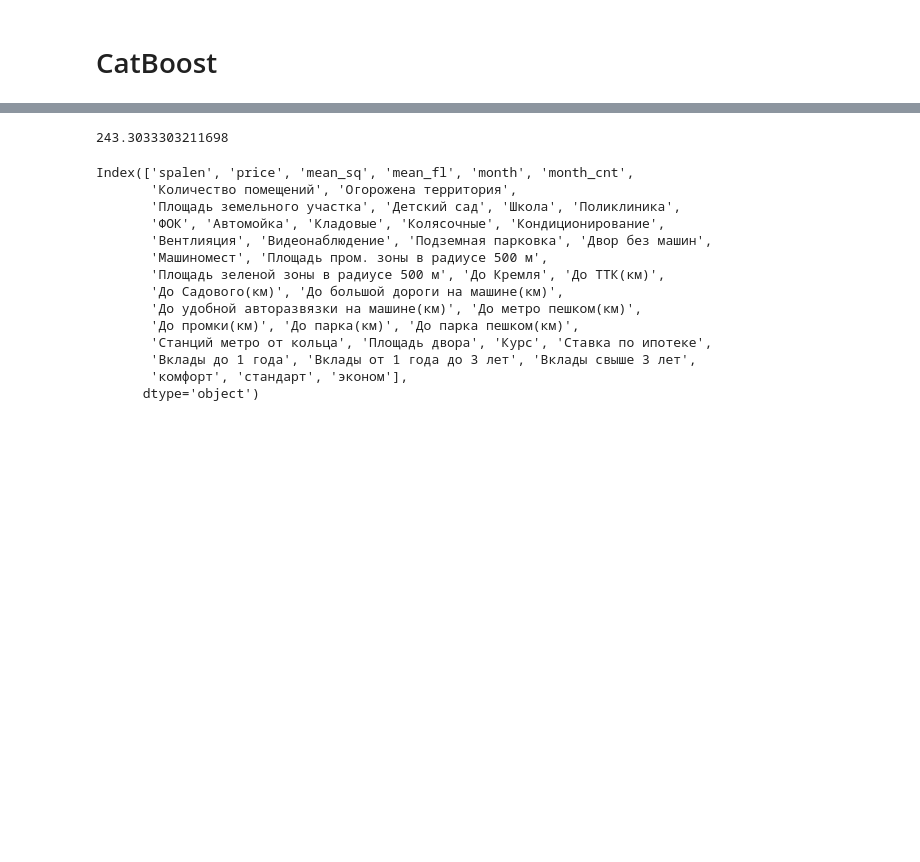
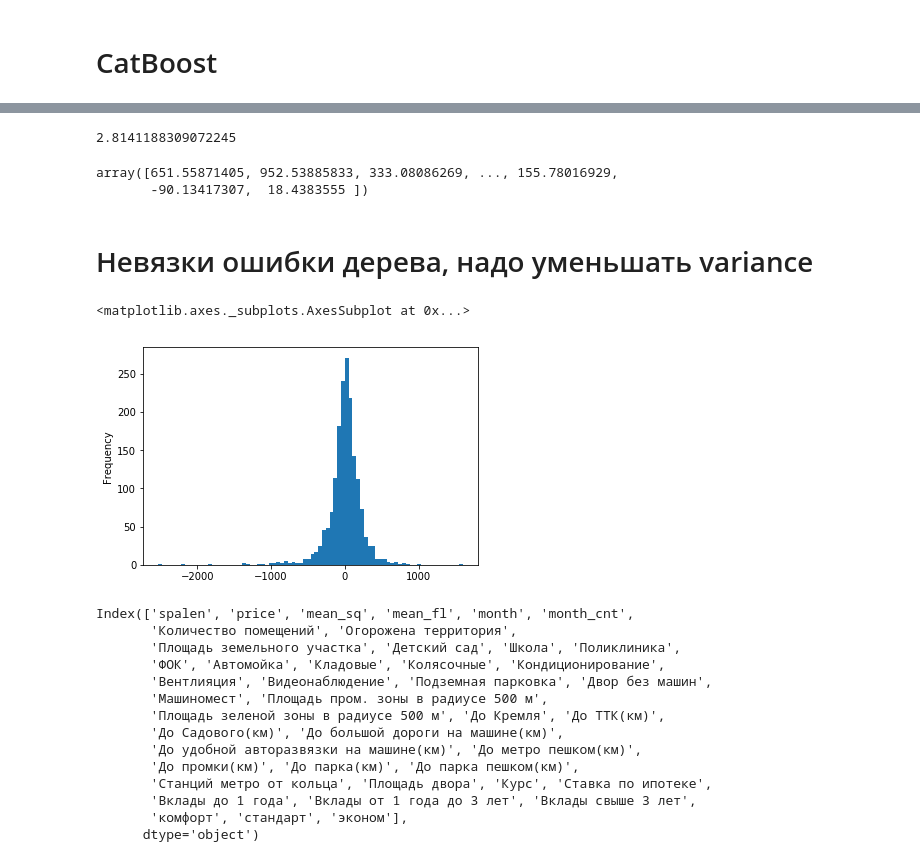
Before and after one commit to mrdisclaimer/PIK_ML_COMPETITION, a Jupyter notebook: main.ipynb, the cells around one changed output, grey strips where cells are left out. Cells and saved outputs as stored; diff of their text form; code cells hidden in the pictures; blank space fills up the shorter version.

Commit message:
added bagging

```diff
--- a/main.ipynb
+++ b/main.ipynb
@@ -106,4 +115 @@ X_train.head()
 # CatBoost
-# %%
-cbr = catboost.CatBoostRegressor(iterations=1000, depth=6, learning_rate=0.5, l2_leaf_reg=3.5)
-cbr.fit(X_train, y_train)
@@ -128,0 +116,21 @@ cbr.fit(X_train, y_train)
+# %%
+n = 50
+models = []
+bagging_errors = []
+for i in range(n):
+    d = random.randint(3, 9)
+    itr = random.randint(2000, 3000)
+    l2lr = random.uniform(0.5, 5)
+    bt = random.uniform(0.5, 1)
+    print("Training model ", i + 1, "/", n, " with depth=", d, " ...", sep="")
+    X_train, X_test, y_train, y_test = get_train_test(newds, sz=0.2)
+    models.append(catboost.CatBoostRegressor(bagging_temperature=bt,
+                                             l2_leaf_reg=l2lr,
+                                             loss_function="RMSE",
+                                             iterations=itr,
+                                             depth=d,
+                                             verbose=False).fit(X_train, y_train))
+    bag_ret = (sum((models[i].predict(X_test) - y_test) ** 2) / len(X_test)) ** (1/2)
+    bagging_errors.append(bag_ret)
+    print(sum(bagging_errors) / (i + 1), end="\n\n")
+print("Total baggin error:", sum(bagging_errors) / n)
@@ -128,0 +156,4 @@ cbr.fit(X_train, y_train)
+# %%
+random.uniform(0.5, 4)
+# %% [output]
+2.8141188309072245
@@ -128,0 +164,5 @@ cbr.fit(X_train, y_train)
+# %%
+(np.sum(bag_return, axis=0) / len(bag_return))
+# %% [output]
+array([651.55871405, 952.53885833, 333.08086269, ..., 155.78016929,
+       -90.13417307,  18.4383555 ])
@@ -129,7 +173,10 @@ cbr.fit(X_train, y_train)
+# %% [markdown]
+# Невязки ошибки дерева, надо уменьшать variance
 # %%
-(sum((cbr.predict(X_test) - y_test) ** 2) / len(X_test)) ** (1/2)
+(cbr.predict(X_test) - y_test).plot.hist(bins=80)
 # %% [output]
-243.3033303211698
+<matplotlib.axes._subplots.AxesSubplot at 0x...>
+[figure, added]
 # %%
 X_train.columns
 # %% [output]
```
Also changed, not shown: parts of 18 cells of this notebook, 6 other files.
